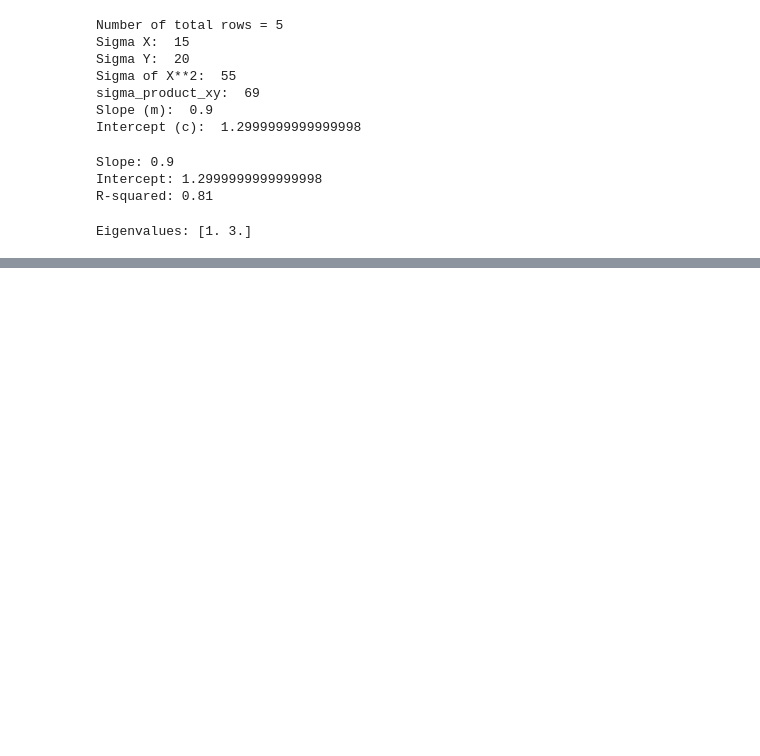
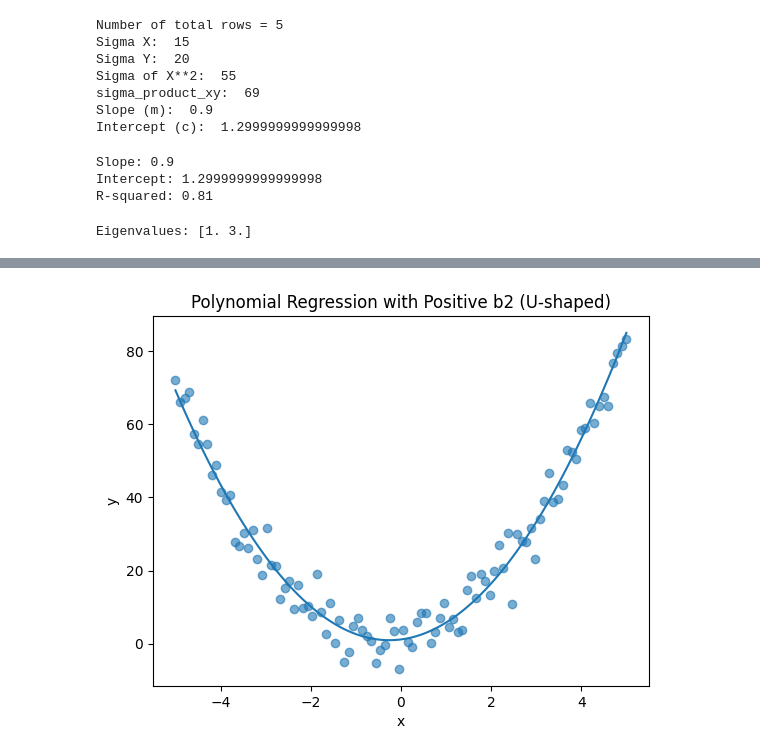
Before and after one commit to praveendhac/aiml-iisc-assignments, a Jupyter notebook: assignment3/120261627_assignment3.ipynb, the cells around one changed output, grey strips where cells are left out. Drawn from its saved outputs; the diff is of its cells as text; code cells hidden in the pictures; blank space fills up the shorter version.

```diff
--- a/assignment3/120261627_assignment3.ipynb
+++ b/assignment3/120261627_assignment3.ipynb
@@ -77,7 +82,7 @@ print(f"Eigenvalues: {eigenvalues}")
 # %% [output]
 Eigenvalues: [1. 3.]
 # %%
-df_dataset = pd.read_excel('Dataset2.csv')
+df_dataset = pd.read_excel('Dataset2.xlsx')
 print('Shape:', df_dataset.shape)
 print('Head:', df_dataset.head().to_string())
 print('Info: ', df_dataset.info())
@@ -88,0 +215,19 @@ FileNotFoundError: [Errno 2] No such file or directory: 'Dataset2.csv'
+# %%
+# Generate synthetic data with U-shaped relationship
+np.random.seed(42)
+X_synthetic = np.linspace(-5, 5, 100).reshape(-1, 1)
+print("X_synthetic: ", X_synthetic)
+y_synthetic = 2 + 1.5*X_synthetic.flatten() + 3*(X_synthetic.flatten()**2) + np.random.normal(0, 5, 100)
+print("y_synthetic: ", y_synthetic)
+
+# Polynomial features (degree 2)
+poly = PolynomialFeatures(degree=2, include_bias=False)
+X_poly = poly.fit_transform(X_synthetic)
+
+# Fit regression
+model = LinearRegression()
+model.fit(X_poly, y_synthetic)
+
+b1, b2 = model.coef_
+
+b1, b2
@@ -88,0 +253,13 @@ FileNotFoundError: [Errno 2] No such file or directory: 'Dataset2.csv'
+# %%
+# Plot the data and fitted curve
+y_pred = model.predict(X_poly)
+
+plt.figure()
+plt.scatter(X, y, alpha=0.6)
+plt.plot(X, y_pred)
+plt.xlabel("x")
+plt.ylabel("y")
+plt.title("Polynomial Regression with Positive b2 (U-shaped)")
+plt.show()
+# %% [output]
+[figure, added]
```
Also changed, not shown: parts of 17 cells of this notebook.
